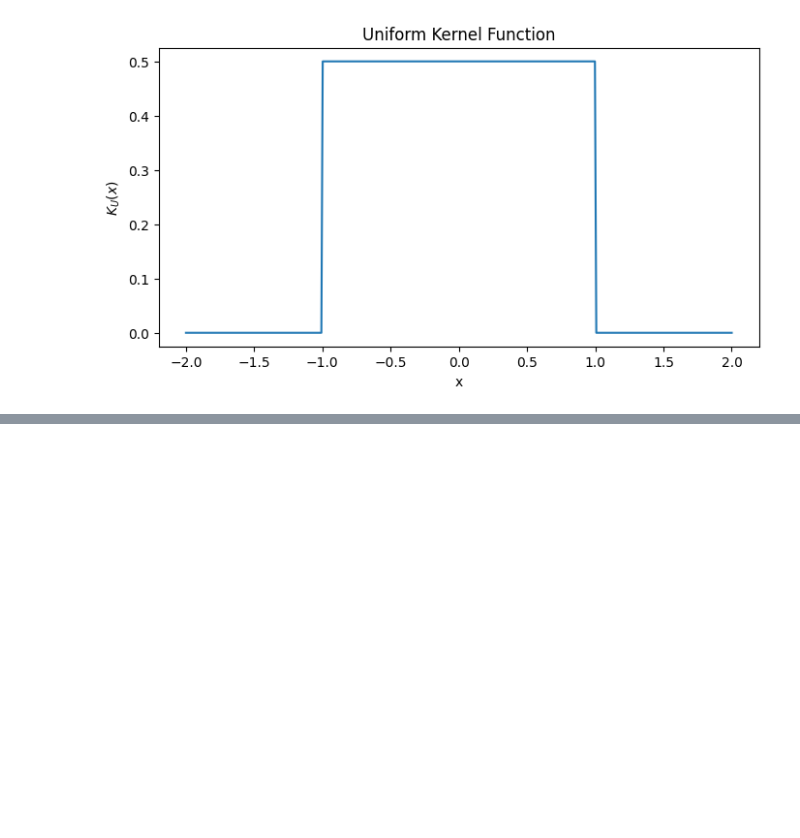
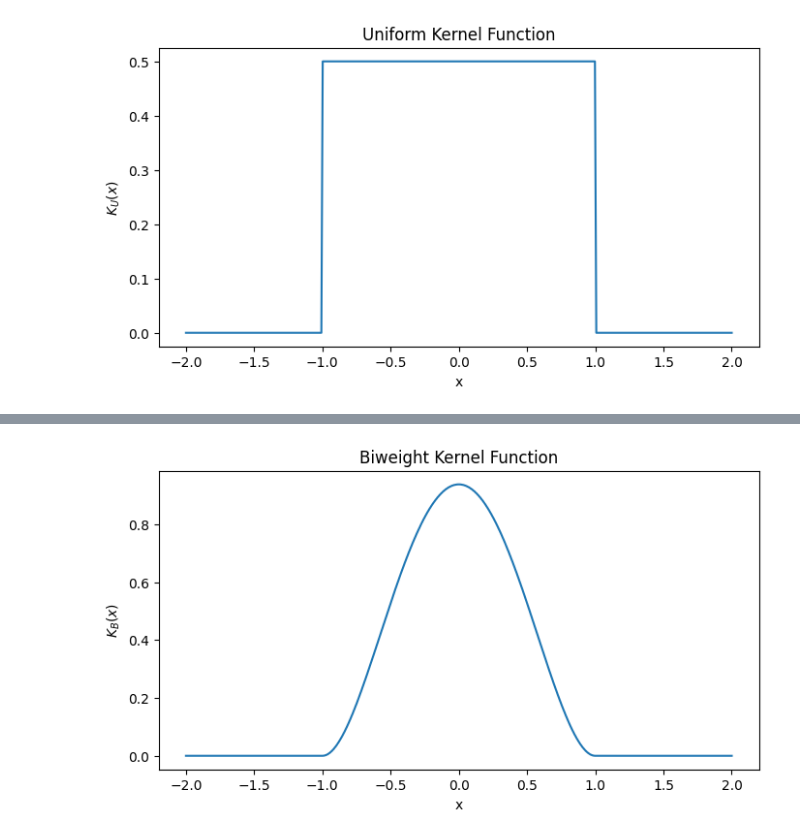
Before and after one commit to abalone88/nonparam-stats-proj, a Jupyter notebook: code/chp2-nonparam-density/univariate-kernels.ipynb, the cells around one changed output, grey strips where cells are left out. Saved outputs shown, nothing was run; the diff lists cells and outputs as text; code cells hidden in the pictures; blank space fills up the shorter version.

```diff
--- a/code/chp2-nonparam-density/univariate-kernels.ipynb
+++ b/code/chp2-nonparam-density/univariate-kernels.ipynb
@@ -91,0 +88,19 @@ plt.show()
+# %%
+
+def biweight_kernel(x):
+    return np.where(np.abs(x) <= 1, 15/16 * (1 - x**2)**2, 0)
+
+kernel_values = biweight_kernel(x)
+
+# Plotting
+plt.figure(figsize=(8, 4))
+plt.plot(x, kernel_values, label="Biweight Kernel")
+plt.xlabel("x")
+plt.ylabel("$K_B(x)$")
+plt.title("Biweight Kernel Function")
+#plt.legend()
+
+plt.savefig(os.path.join(plots_folder, 'univariate_biweight_kernel.png'))
+plt.show()
+# %% [output]
+[figure, added]
```
Also changed, not shown: parts of 7 cells of this notebook.
